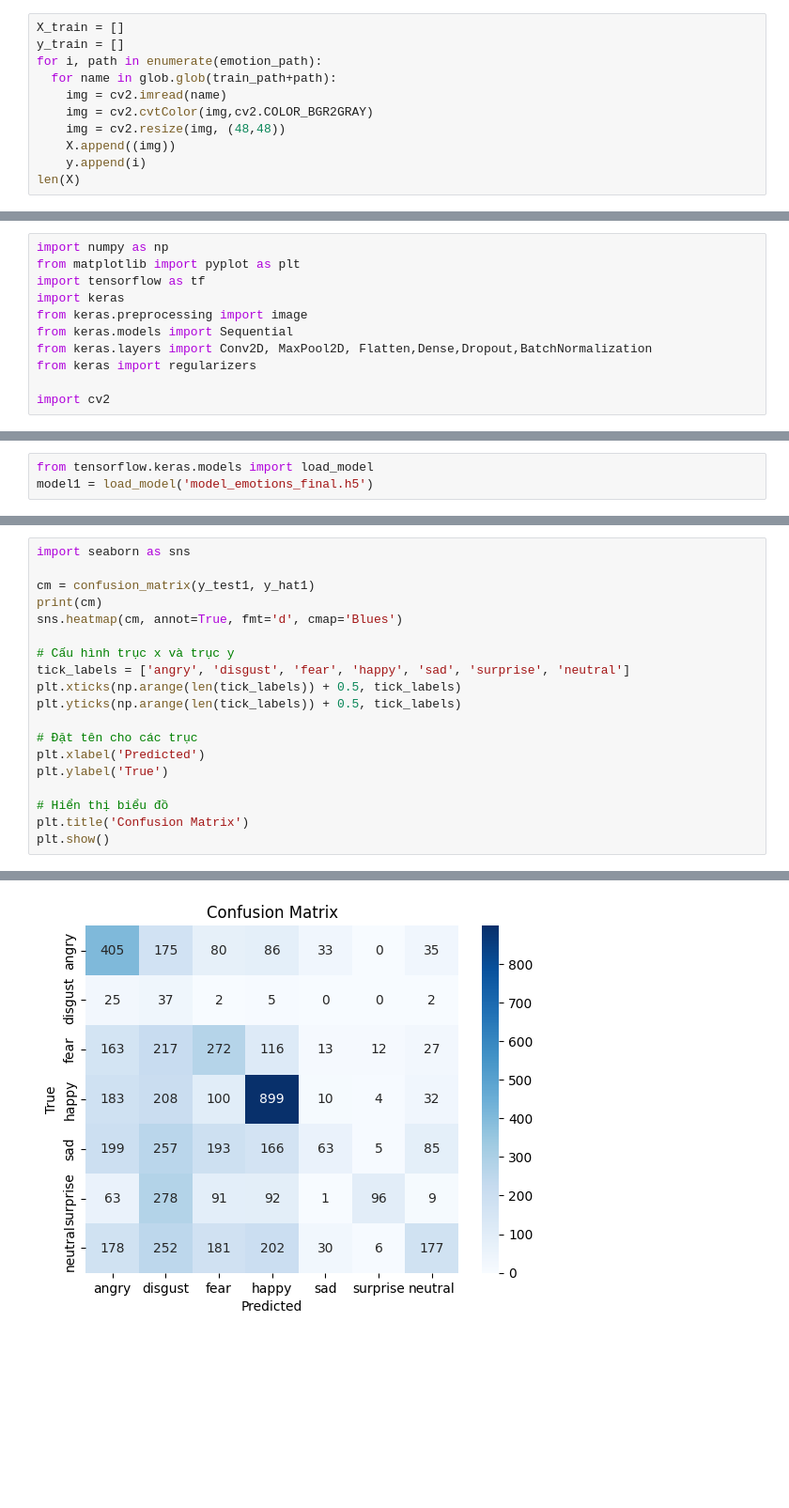
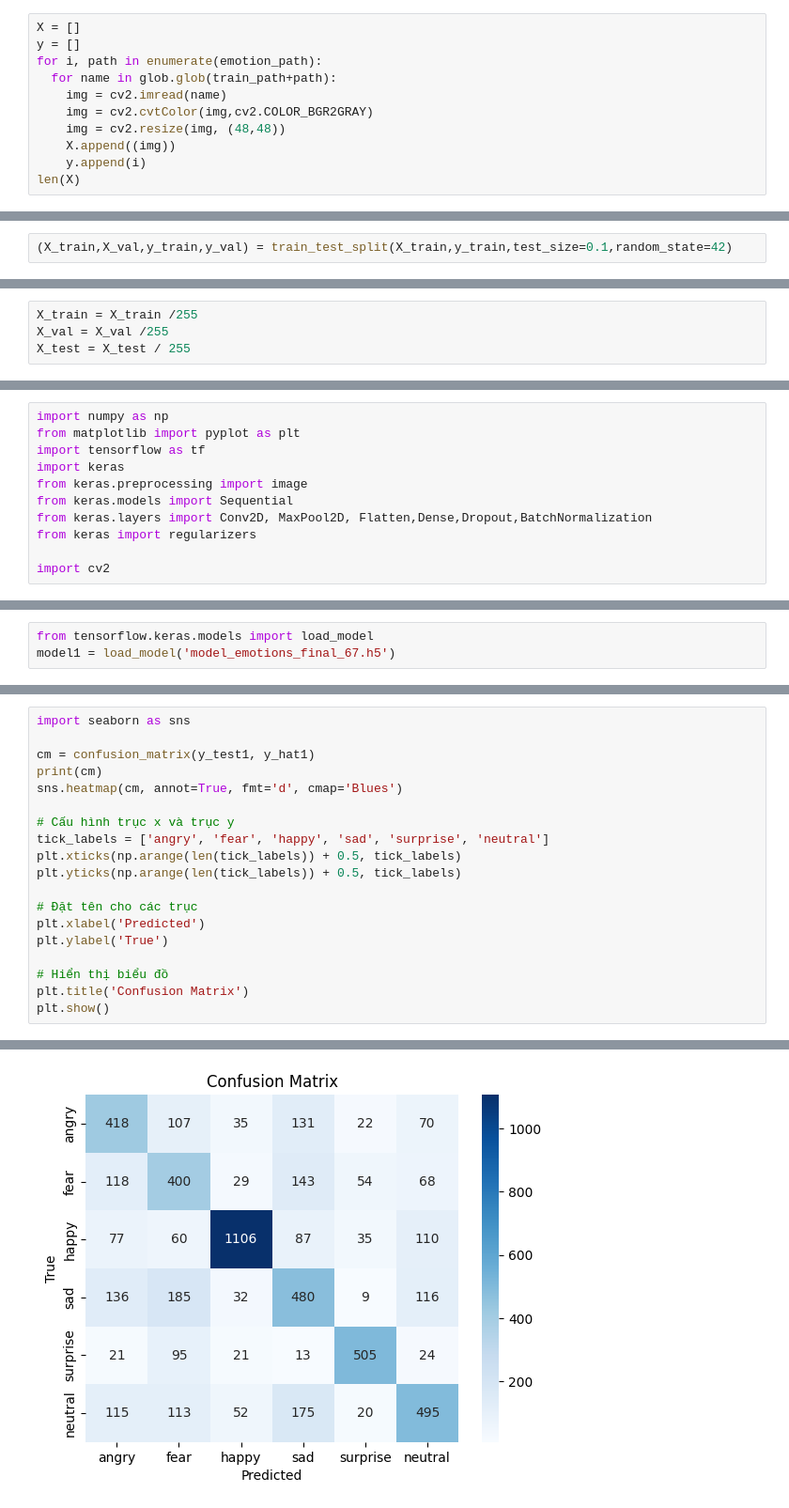
Before and after one commit to quangnd082/Machine-Learning, a Jupyter notebook: Project Final/emotions_final.ipynb, the cells around one changed output, grey strips where cells are left out. Shown at 94% size. Cells and saved outputs as stored; diff of their text form; blank space fills up the shorter version.

```diff
--- a/Project Final/emotions_final.ipynb
+++ b/Project Final/emotions_final.ipynb
@@ -27,6 +36,6 @@ emotion_path = ['/angry/*', '/disgust/*', '/fear/*', '/happy/*', '/sad/*', '/sur
 # %%
-X_train = []
-y_train = []
+X = []
+y = []
 for i, path in enumerate(emotion_path):
   for name in glob.glob(train_path+path):
     img = cv2.imread(name)
@@ -46,0 +56,2 @@ Chia dữ liệu thành train và test
+# %%
+(X_train,X_val,y_train,y_val) = train_test_split(X_train,y_train,test_size=0.1,random_state=42)
@@ -47,5 +66,9 @@ Chia dữ liệu thành train và test
 # %% [markdown]
 Normalize Input
+# %%
+X_train = X_train /255
+X_val = X_val /255
+X_test = X_test / 255
 # %% [markdown]
 Normalize output
 # %%
@@ -180,5 +187,5 @@ model.save('model_emotions_final.h5')
 # %%
 from tensorflow.keras.models import load_model
-model1 = load_model('model_emotions_final.h5')
+model1 = load_model('model_emotions_final_67.h5')
 # %%
 train_loss, train_acc = model1.evaluate(X_train, y_train)
@@ -217,7 +223,7 @@ print(cm)
 sns.heatmap(cm, annot=True, fmt='d', cmap='Blues')
 
 # Cấu hình trục x và trục y
-tick_labels = ['angry', 'disgust', 'fear', 'happy', 'sad', 'surprise', 'neutral']
+tick_labels = ['angry', 'fear', 'happy', 'sad', 'surprise', 'neutral']
 plt.xticks(np.arange(len(tick_labels)) + 0.5, tick_labels)
 plt.yticks(np.arange(len(tick_labels)) + 0.5, tick_labels)
 
@@ -239 +244 @@ plt.show()
-[figure, old version]
+[figure, new version]
```
Also changed, not shown: parts of 17 cells of this notebook, 3 other files.
